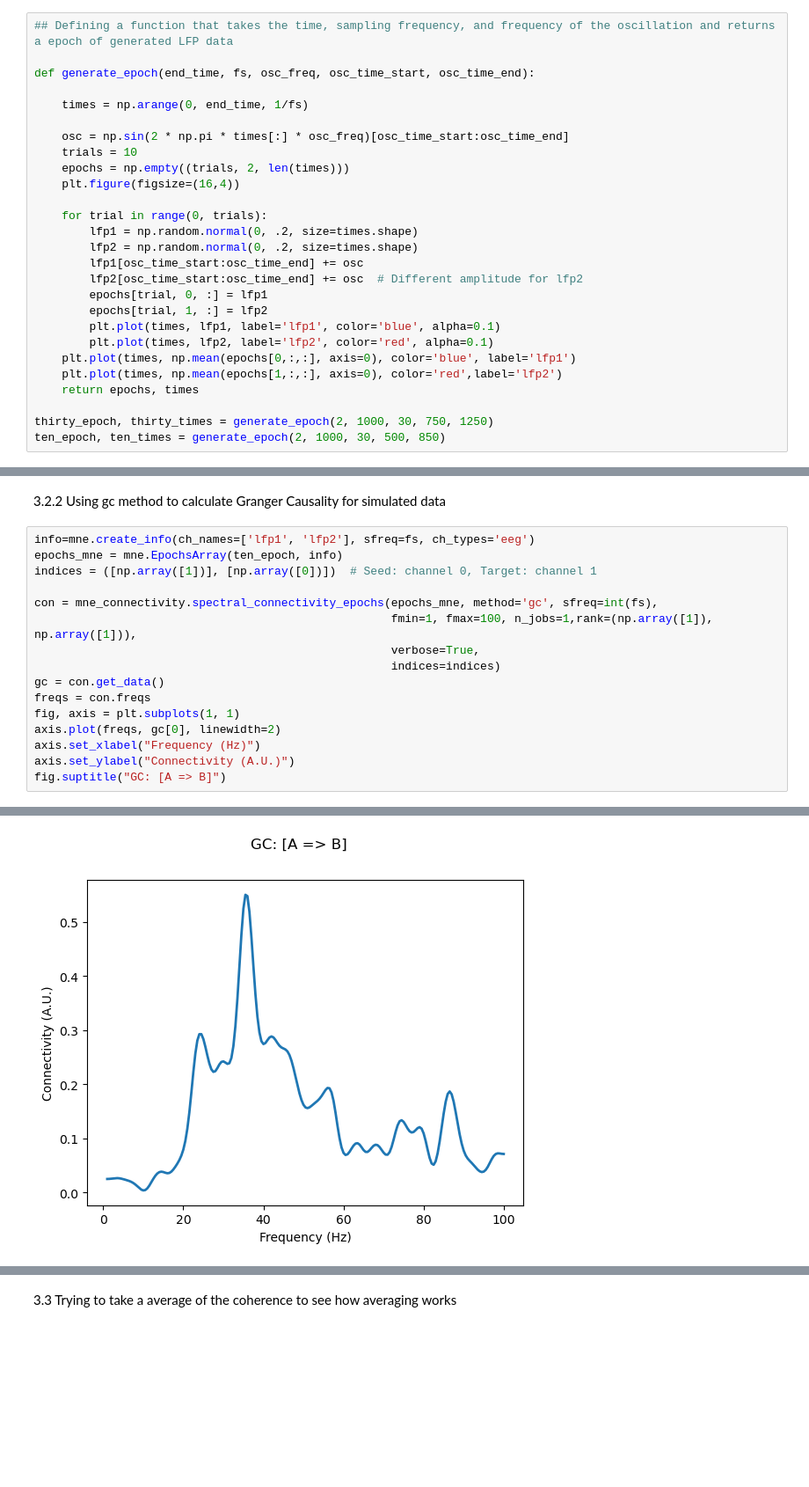
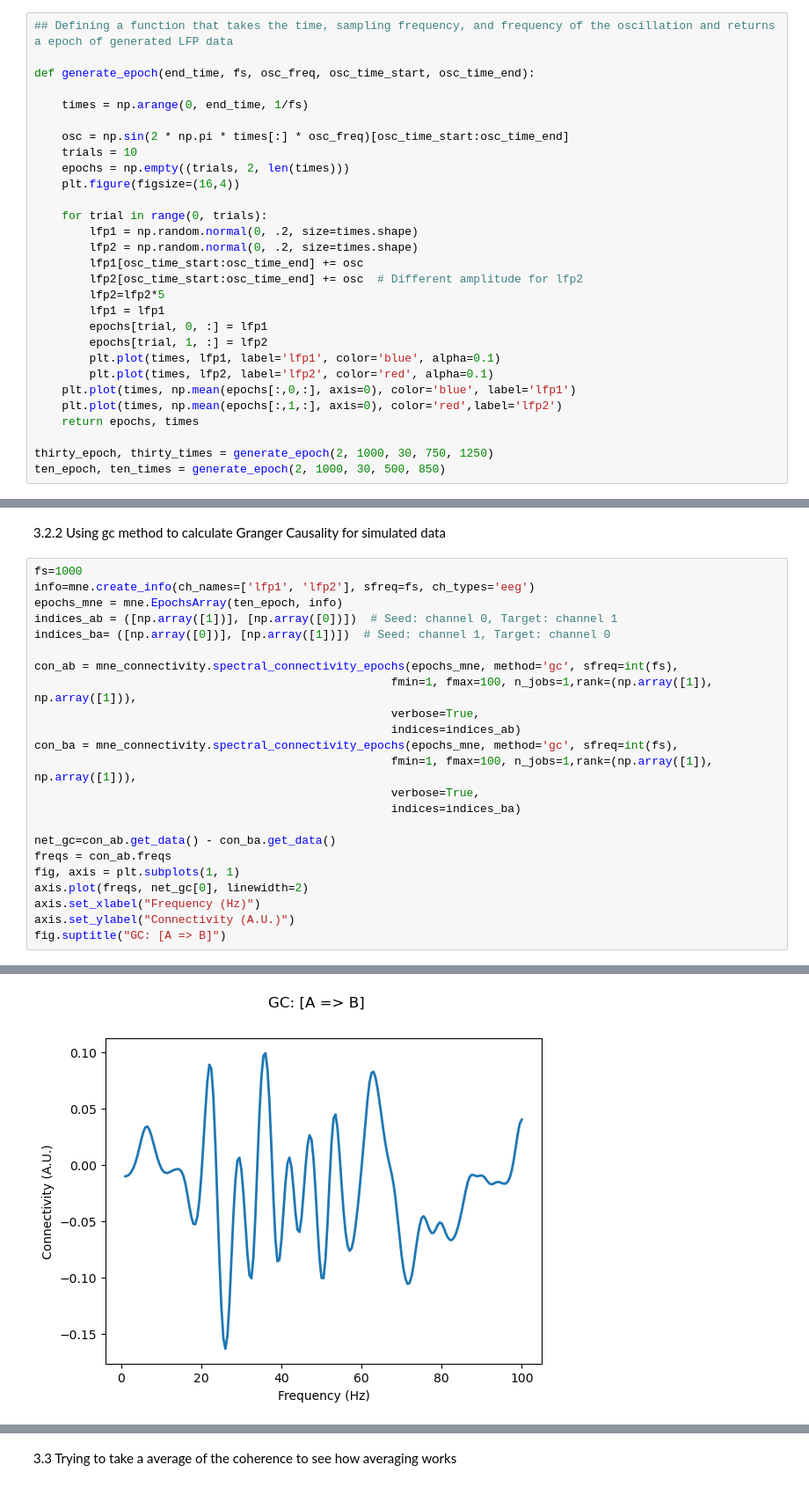
Before and after one commit to namanagrawal97/cpl_analysis_naman, a Jupyter notebook: 03_coherence_using_mne.ipynb, the cells around one changed output, grey strips where cells are left out. Shown at 88% size. Saved outputs shown, nothing was run; the diff lists cells and outputs as text; blank space fills up the shorter version.

```diff
--- a/03_coherence_using_mne.ipynb
+++ b/03_coherence_using_mne.ipynb
@@ -58,12 +58,14 @@ def generate_epoch(end_time, fs, osc_freq, osc_time_start, osc_time_end):
         lfp2 = np.random.normal(0, .2, size=times.shape)
         lfp1[osc_time_start:osc_time_end] += osc
         lfp2[osc_time_start:osc_time_end] += osc  # Different amplitude for lfp2
+        lfp2=lfp2*5
+        lfp1 = lfp1
         epochs[trial, 0, :] = lfp1
         epochs[trial, 1, :] = lfp2
         plt.plot(times, lfp1, label='lfp1', color='blue', alpha=0.1)
         plt.plot(times, lfp2, label='lfp2', color='red', alpha=0.1)
-    plt.plot(times, np.mean(epochs[0,:,:], axis=0), color='blue', label='lfp1')
-    plt.plot(times, np.mean(epochs[1,:,:], axis=0), color='red',label='lfp2')
+    plt.plot(times, np.mean(epochs[:,0,:], axis=0), color='blue', label='lfp1')
+    plt.plot(times, np.mean(epochs[:,1,:], axis=0), color='red',label='lfp2')
     return epochs, times
 
 thirty_epoch, thirty_times = generate_epoch(2, 1000, 30, 750, 1250)
@@ -110,18 +112,25 @@ Text(0, 0.5, 'Frequency (Hz)')
 # %% [markdown]
 3.2.2 Using gc method to calculate Granger Causality for simulated data
 # %%
+fs=1000
 info=mne.create_info(ch_names=['lfp1', 'lfp2'], sfreq=fs, ch_types='eeg')
 epochs_mne = mne.EpochsArray(ten_epoch, info)
-indices = ([np.array([1])], [np.array([0])])  # Seed: channel 0, Target: channel 1
+indices_ab = ([np.array([1])], [np.array([0])])  # Seed: channel 0, Target: channel 1
+indices_ba= ([np.array([0])], [np.array([1])])  # Seed: channel 1, Target: channel 0
 
-con = mne_connectivity.spectral_connectivity_epochs(epochs_mne, method='gc', sfreq=int(fs),
+con_ab = mne_connectivity.spectral_connectivity_epochs(epochs_mne, method='gc', sfreq=int(fs),
                                                     fmin=1, fmax=100, n_jobs=1,rank=(np.array([1]), np.array([1])),
                                                     verbose=True,
-                                                    indices=indices)
-gc = con.get_data()
-freqs = con.freqs
+                                                    indices=indices_ab)
+con_ba = mne_connectivity.spectral_connectivity_epochs(epochs_mne, method='gc', sfreq=int(fs),
+                                                    fmin=1, fmax=100, n_jobs=1,rank=(np.array([1]), np.array([1])),
+                                                    verbose=True,
+                                                    indices=indices_ba)
+
+net_gc=con_ab.get_data() - con_ba.get_data()
+freqs = con_ab.freqs
 fig, axis = plt.subplots(1, 1)
-axis.plot(freqs, gc[0], linewidth=2)
+axis.plot(freqs, net_gc[0], linewidth=2)
 axis.set_xlabel("Frequency (Hz)")
 axis.set_ylabel("Connectivity (A.U.)")
 fig.suptitle("GC: [A => B]")
@@ -150 +179 @@ Text(0.5, 0.98, 'GC: [A => B]')
-[figure, old version]
+[figure, new version]
```
Also changed, not shown: parts of 7 cells of this notebook, 3 other files.
